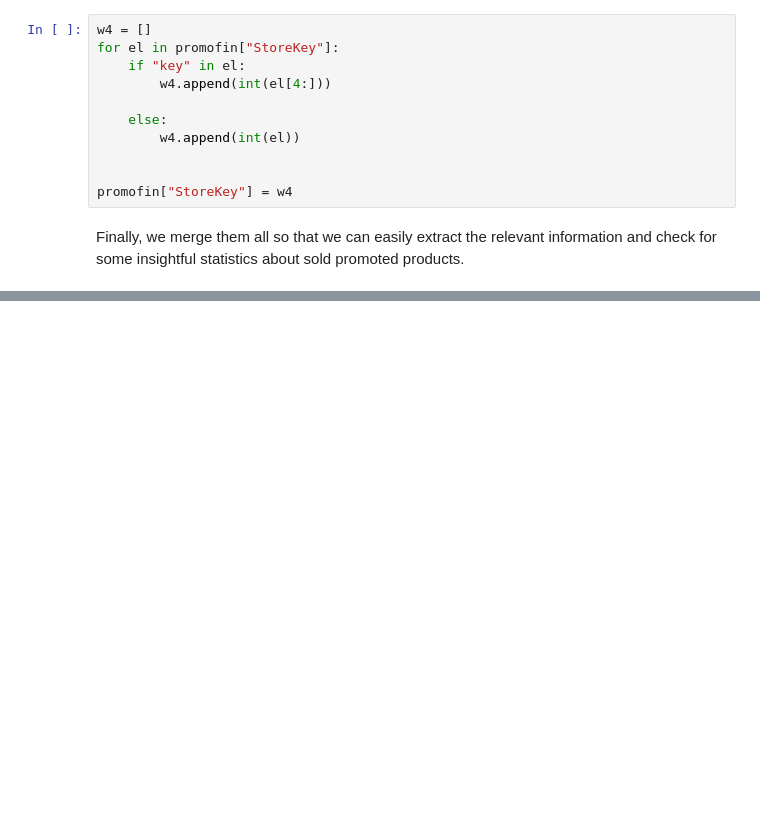
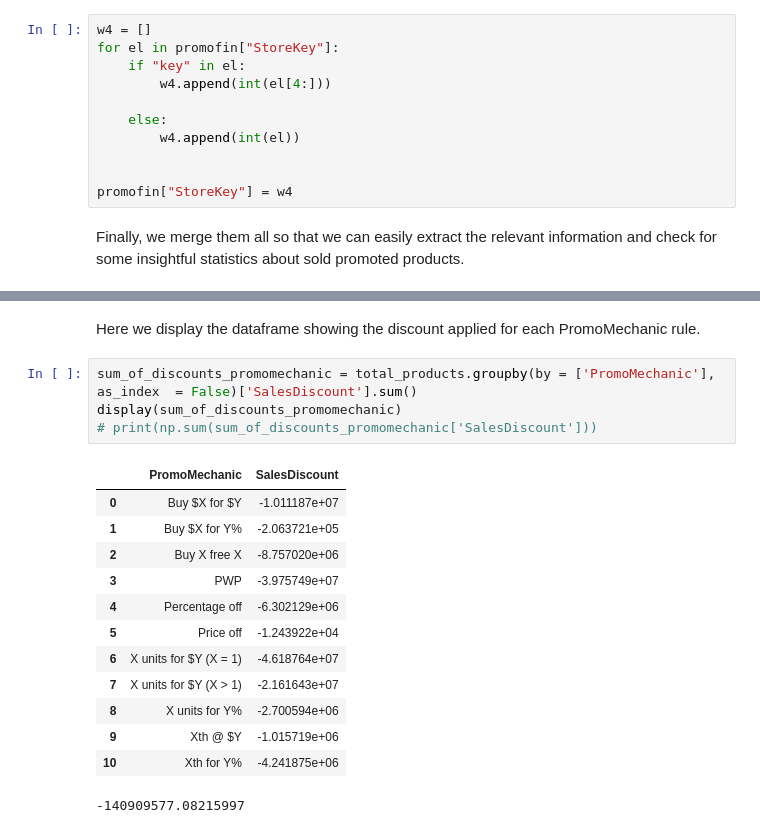
Before and after one commit to Matcar02/HackatOw---A-study-into-an-asian-retailer, a Jupyter notebook: OWHackathon-checkpoint.ipynb, the cells around one changed output, grey strips where cells are left out. Drawn from its saved outputs; the diff is of its cells as text; blank space fills up the shorter version.

```diff
--- a/OWHackathon-checkpoint.ipynb
+++ b/OWHackathon-checkpoint.ipynb
@@ -587,0 +650,20 @@ display(promotedproducts)
+# %% [markdown]
+Here we display the dataframe showing the discount applied for each PromoMechanic rule.
+# %%
+sum_of_discounts_promomechanic = total_products.groupby(by = ['PromoMechanic'], as_index  = False)['SalesDiscount'].sum()
+display(sum_of_discounts_promomechanic)
+# print(np.sum(sum_of_discounts_promomechanic['SalesDiscount']))
+# %% [output]
+|  | PromoMechanic | SalesDiscount |
+| 0 | Buy $X for $Y | -1.011187e+07 |
+| 1 | Buy $X for Y% | -2.063721e+05 |
+| 2 | Buy X free X | -8.757020e+06 |
+| 3 | PWP | -3.975749e+07 |
+| 4 | Percentage off | -6.302129e+06 |
+| 5 | Price off | -1.243922e+04 |
+| 6 | X units for $Y (X = 1) | -4.618764e+07 |
+| 7 | X units for $Y (X > 1) | -2.161643e+07 |
+| 8 | X units for Y% | -2.700594e+06 |
+| 9 | Xth @ $Y | -1.015719e+06 |
+| 10 | Xth for Y% | -4.241875e+06 |
+-140909577.08215997
```
Also changed, not shown: parts of 27 cells of this notebook.
